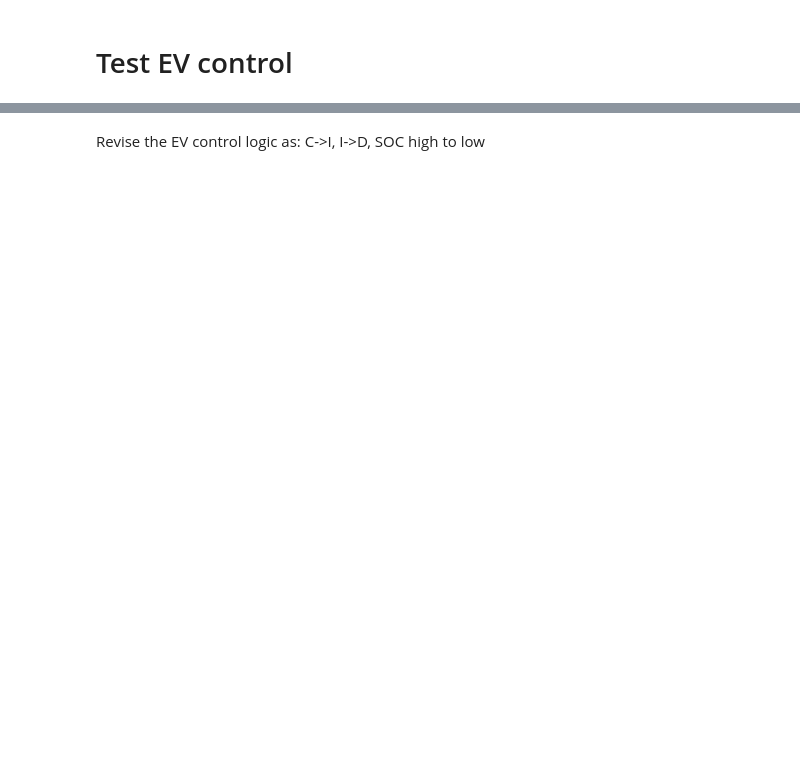
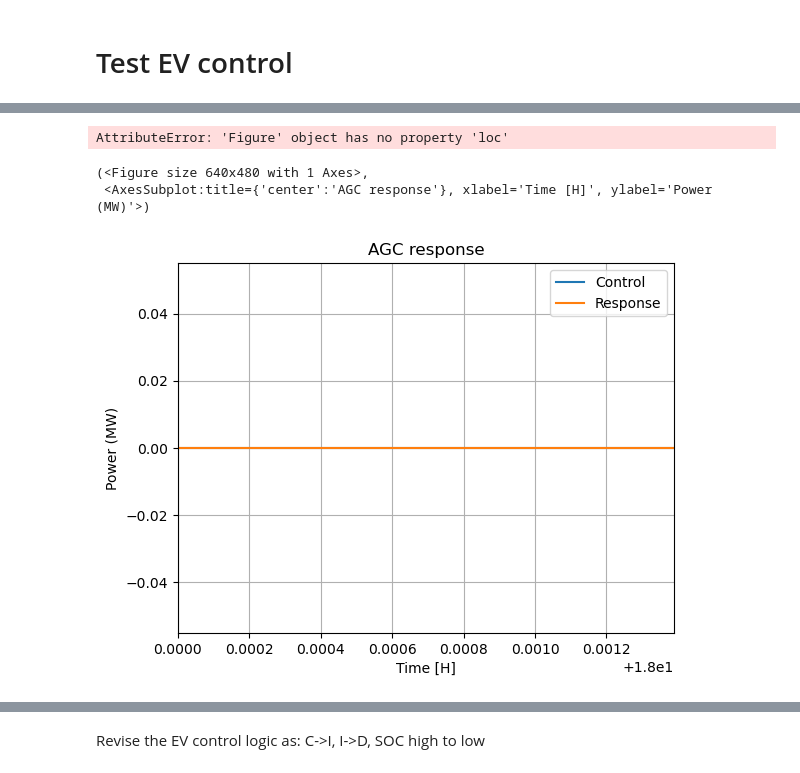
Before and after one commit to jinningwang/andes, a Jupyter notebook: jwang/notes/test_ev_ssm_tol3.ipynb, the cells around one changed output, grey strips where cells are left out. Saved outputs shown, nothing was run; the diff lists cells and outputs as text; code cells hidden in the pictures; blank space fills up the shorter version.

```diff
--- a/jwang/notes/test_ev_ssm_tol3.ipynb
+++ b/jwang/notes/test_ev_ssm_tol3.ipynb
@@ -2,0 +44,14 @@
+# %%
+from ev_ssm import ev_ssm
+
+sse = ev_ssm(ts=18, N=10000, step=1, tp=40,
+             lr=0.1, lp=40, seed=2022, name="EVA",
+             n_pref=1, is_report=True,
+             tt_mean=0.5, tt_var=0.2, tt_lb=0, tt_ub=1,
+             ict_off=False, ecc_off=False)
+
+sse.load_A("Aest.csv")
+
+sse.run(tf=18 + 5/3600, Pi=0,
+        is_updateA=False, is_rstate=True,
+        is_test=False, disable=False)
@@ -2,0 +81,10 @@
+# %%
+sse.plot(loc='upper left')
+# %% [output]
+AttributeError: 'Figure' object has no property 'loc'
+# %%
+sse.plot_agc(tu='h', style='default')
+# %% [output]
+(<Figure size 640x480 with 1 Axes>,
+ <AxesSubplot:title={'center':'AGC response'}, xlabel='Time [H]', ylabel='Power (MW)'>)
+[figure, added]
```
Also changed, not shown: parts of 24 cells of this notebook, 1 other file.
